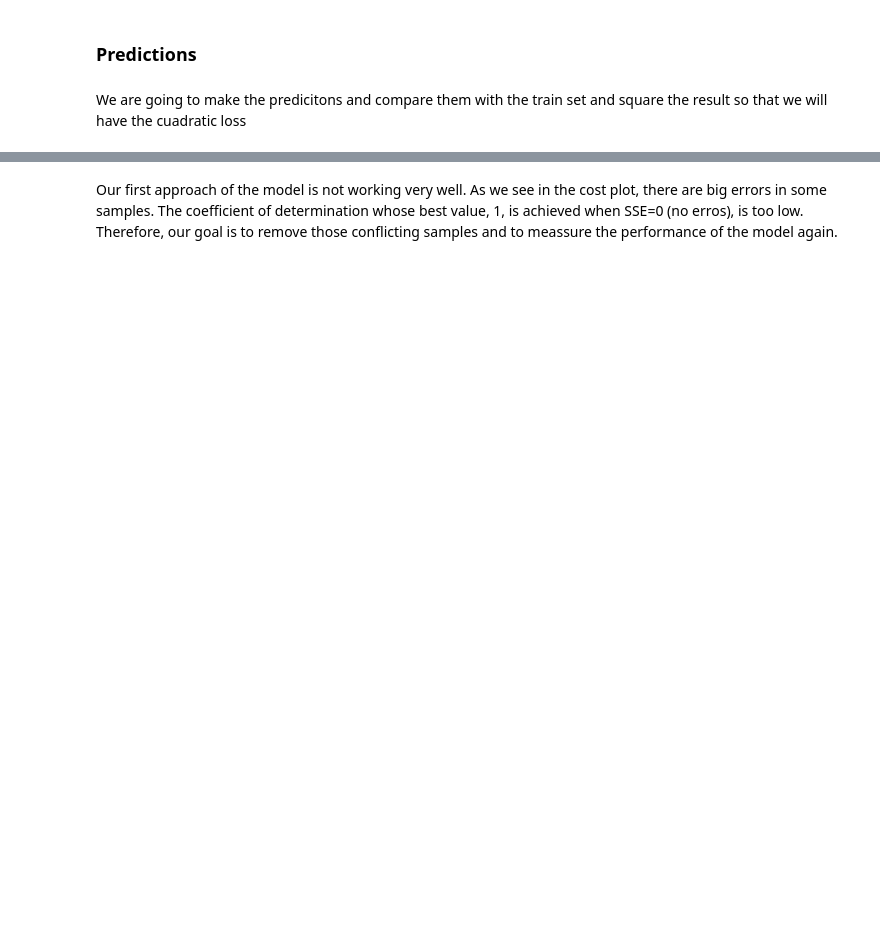
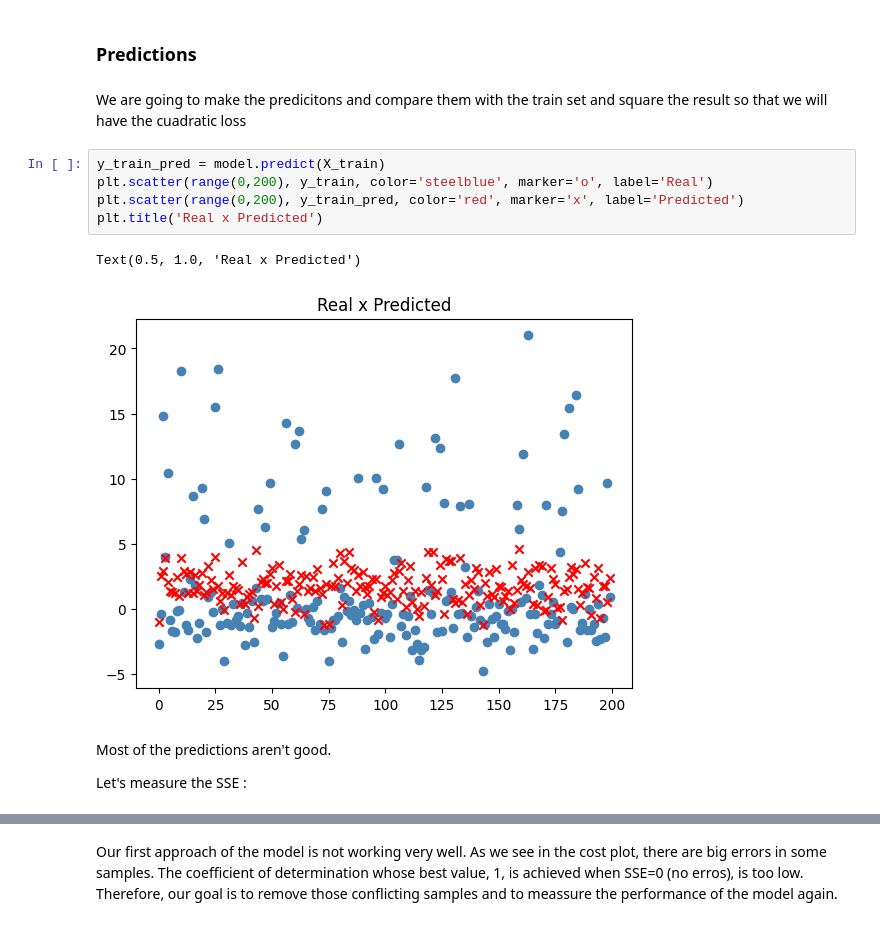
Before and after one commit to Seb65789/Lisboa-Machine-Learning-Project, a Jupyter notebook: linear_regression.ipynb, the cells around one changed output, grey strips where cells are left out. Drawn from its saved outputs; the diff is of its cells as text; blank space fills up the shorter version.

```diff
--- a/linear_regression.ipynb
+++ b/linear_regression.ipynb
@@ -119,4 +91,16 @@ plt.subplots_adjust(left=0.1, right=2, top=0.9, bottom=0.1)
 ### Predictions
 # %% [markdown]
 We are going to make the predicitons and compare them with the train set and square the result so that we will have the cuadratic loss
+# %%
+y_train_pred = model.predict(X_train)
+plt.scatter(range(0,200), y_train, color='steelblue', marker='o', label='Real')
+plt.scatter(range(0,200), y_train_pred, color='red', marker='x', label='Predicted')
+plt.title('Real x Predicted')
+# %% [output]
+Text(0.5, 1.0, 'Real x Predicted')
+[figure, added]
+# %% [markdown]
+Most of the predictions aren't good.
+
+Let's measure the SSE :
 # %%
```
Also changed, not shown: parts of 72 cells of this notebook.
